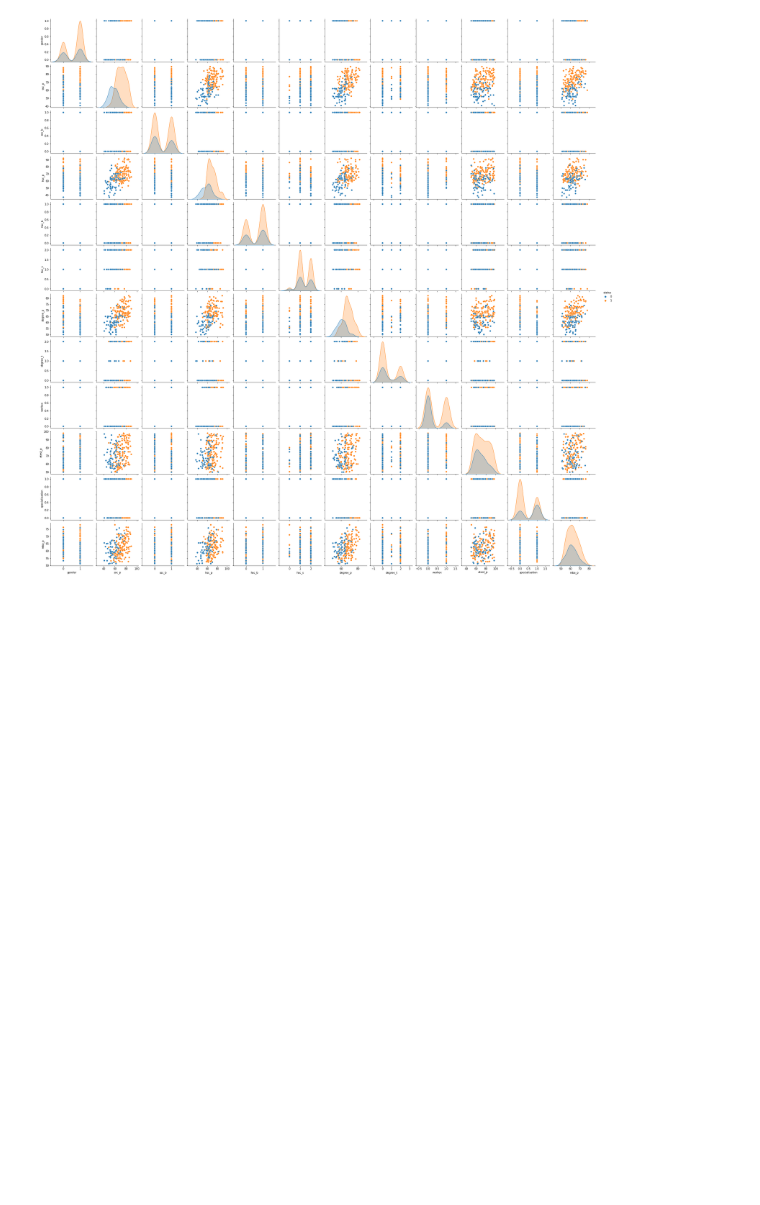
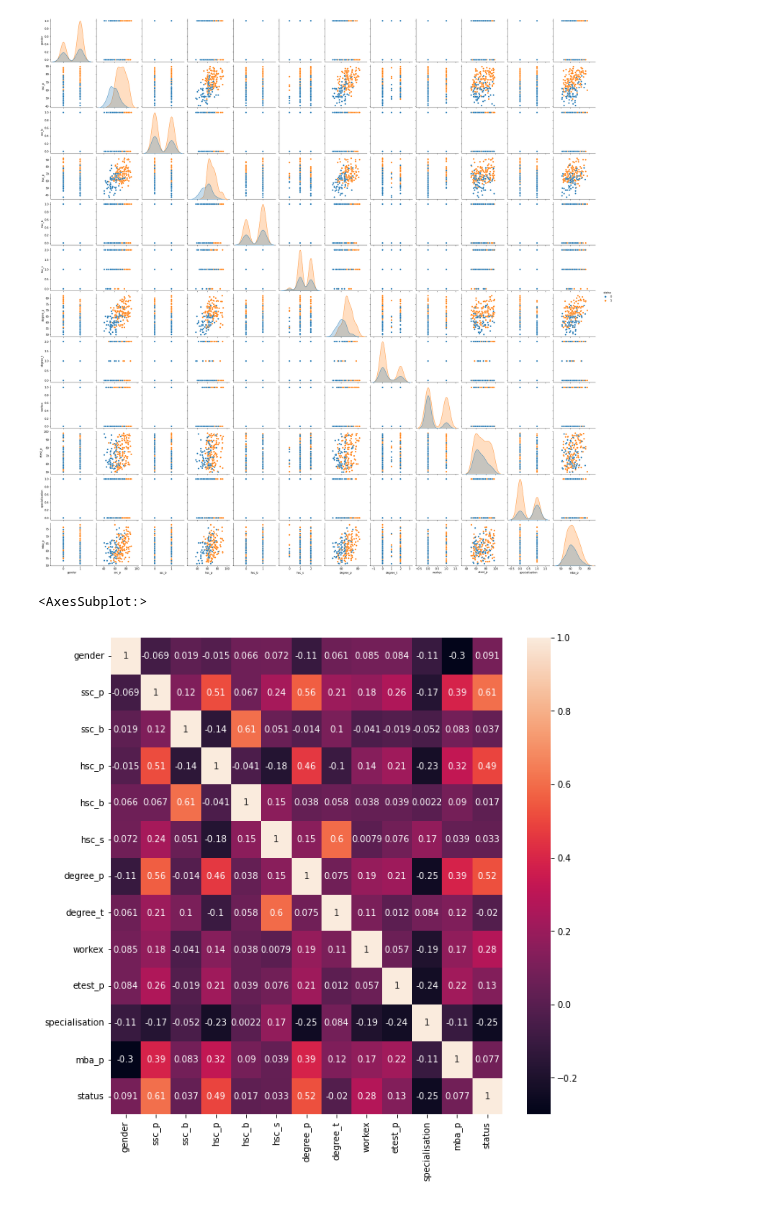
Before and after one commit to joelrizkyw/ProjekDataMining, a Jupyter notebook: febry.ipynb, the cells around one changed output. Saved outputs shown, nothing was run; the diff lists cells and outputs as text; code cells hidden in the pictures; blank space fills up the shorter version.

```diff
--- a/febry.ipynb
+++ b/febry.ipynb
@@ -208,3 +210,9 @@ sns.pairplot(df_status_combined, hue='status')
 # %% [output]
 <seaborn.axisgrid.PairGrid at 0x...>
 [figure]
+# %%
+plt.subplots(figsize=(10,10))
+sns.heatmap(df_status_combined.corr(), annot=True)
+# %% [output]
+<AxesSubplot:>
+[figure, added]
```
Also changed, not shown: parts of 4 cells of this notebook.
